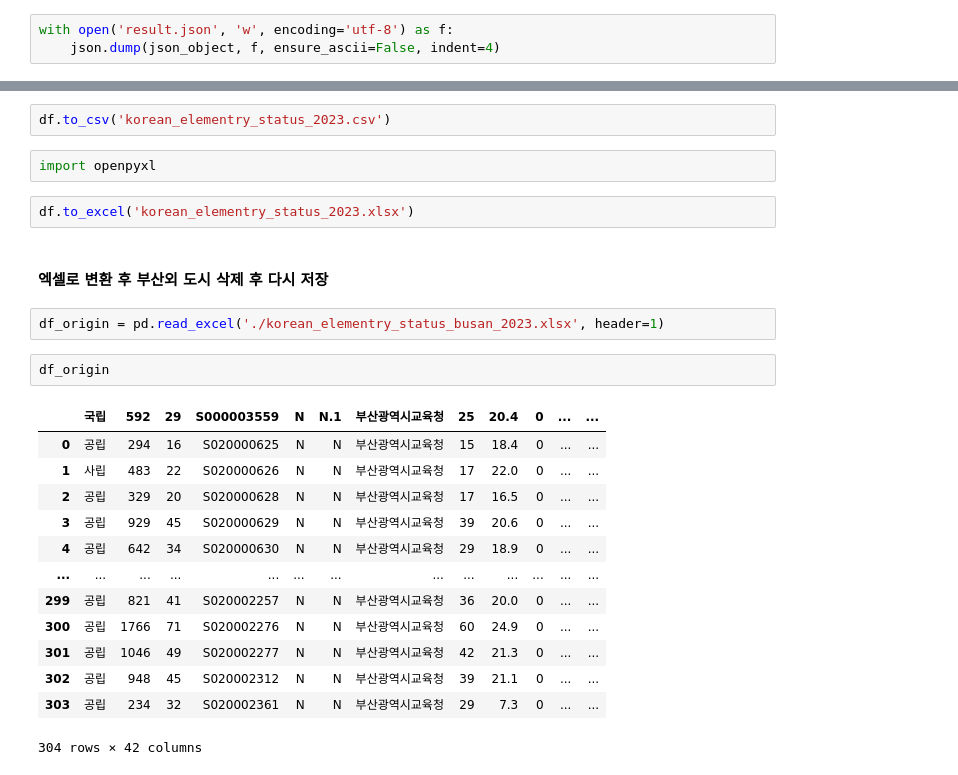
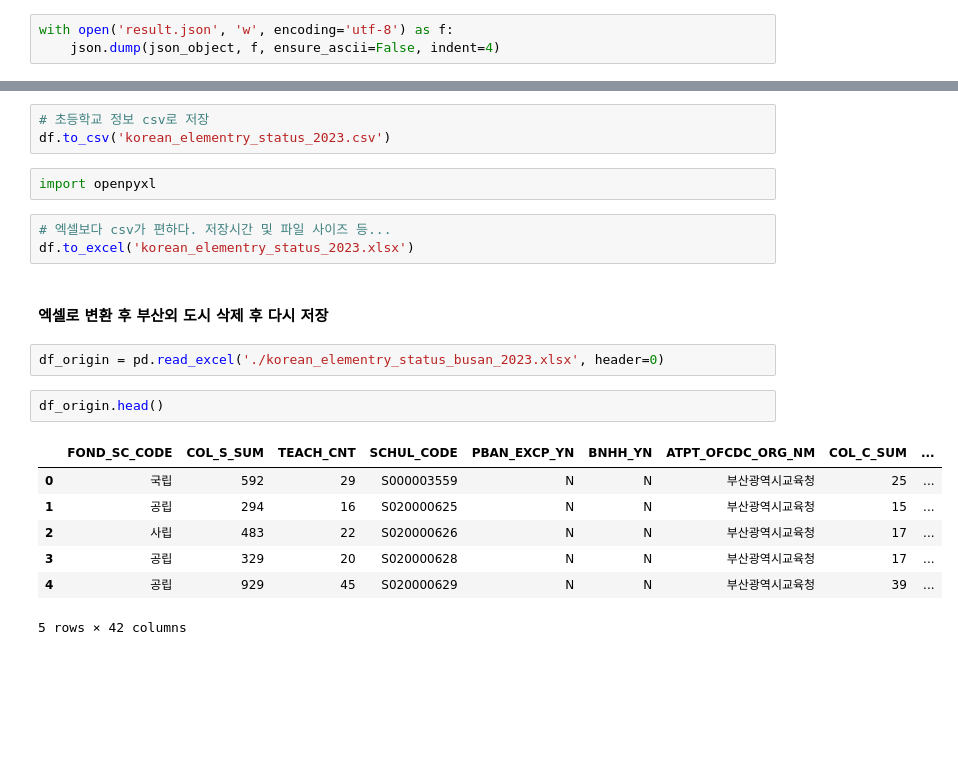
Before and after one commit to hugoMGSung/works-need-it-data-analysis, a Jupyter notebook: hugo-personal-project-2024/hg02-elementaryschools-analysis.ipynb, the cells around one changed output, grey strips where cells are left out. Saved outputs shown, nothing was run; the diff lists cells and outputs as text; blank space fills up the shorter version.

```diff
--- a/hugo-personal-project-2024/hg02-elementaryschools-analysis.ipynb
+++ b/hugo-personal-project-2024/hg02-elementaryschools-analysis.ipynb
@@ -113,26 +75,22 @@ df
 # %%
+# 초등학교 정보 csv로 저장
 df.to_csv('korean_elementry_status_2023.csv')
 # %%
 import openpyxl
-# %%
-df.to_excel('korean_elementry_status_2023.xlsx')
+# %%
+# 엑셀보다 csv가 편하다. 저장시간 및 파일 사이즈 등...
+df.to_excel('korean_elementry_status_2023.xlsx')
 # %% [markdown]
 #### 엑셀로 변환 후 부산외 도시 삭제 후 다시 저장
 # %%
-df_origin = pd.read_excel('./korean_elementry_status_busan_2023.xlsx', header=1)
+df_origin = pd.read_excel('./korean_elementry_status_busan_2023.xlsx', header=0)
 # %%
-df_origin
+df_origin.head()
 # %% [output]
-|  | 국립 | 592 | 29 | S000003559 | N | N.1 | 부산광역시교육청 | 25 | 20.4 | 0 | ... | ... |
-| 0 | 공립 | 294 | 16 | S020000625 | N | N | 부산광역시교육청 | 15 | 18.4 | 0 | ... | ... |
-| 1 | 사립 | 483 | 22 | S020000626 | N | N | 부산광역시교육청 | 17 | 22.0 | 0 | ... | ... |
-| 2 | 공립 | 329 | 20 | S020000628 | N | N | 부산광역시교육청 | 17 | 16.5 | 0 | ... | ... |
-| 3 | 공립 | 929 | 45 | S020000629 | N | N | 부산광역시교육청 | 39 | 20.6 | 0 | ... | ... |
-| 4 | 공립 | 642 | 34 | S020000630 | N | N | 부산광역시교육청 | 29 | 18.9 | 0 | ... | ... |
-| ... | ... | ... | ... | ... | ... | ... | ... | ... | ... | ... | ... | ... |
-| 299 | 공립 | 821 | 41 | S020002257 | N | N | 부산광역시교육청 | 36 | 20.0 | 0 | ... | ... |
-| 300 | 공립 | 1766 | 71 | S020002276 | N | N | 부산광역시교육청 | 60 | 24.9 | 0 | ... | ... |
-| 301 | 공립 | 1046 | 49 | S020002277 | N | N | 부산광역시교육청 | 42 | 21.3 | 0 | ... | ... |
-| 302 | 공립 | 948 | 45 | S020002312 | N | N | 부산광역시교육청 | 39 | 21.1 | 0 | ... | ... |
-| 303 | 공립 | 234 | 32 | S020002361 | N | N | 부산광역시교육청 | 29 | 7.3 | 0 | ... | ... |
+|  | FOND_SC_CODE | COL_S_SUM | TEACH_CNT | SCHUL_CODE | PBAN_EXCP_YN | BNHH_YN | ATPT_OFCDC_ORG_NM | COL_C_SUM | ... |
+| 0 | 국립 | 592 | 29 | S000003559 | N | N | 부산광역시교육청 | 25 | ... |
+| 1 | 공립 | 294 | 16 | S020000625 | N | N | 부산광역시교육청 | 15 | ... |
+| 2 | 사립 | 483 | 22 | S020000626 | N | N | 부산광역시교육청 | 17 | ... |
+| 3 | 공립 | 329 | 20 | S020000628 | N | N | 부산광역시교육청 | 17 | ... |
+| 4 | 공립 | 929 | 45 | S020000629 | N | N | 부산광역시교육청 | 39 | ... |
-304 rows × 42 columns
+5 rows × 42 columns
```
Also changed, not shown: parts of 26 cells of this notebook, 7 other files.
